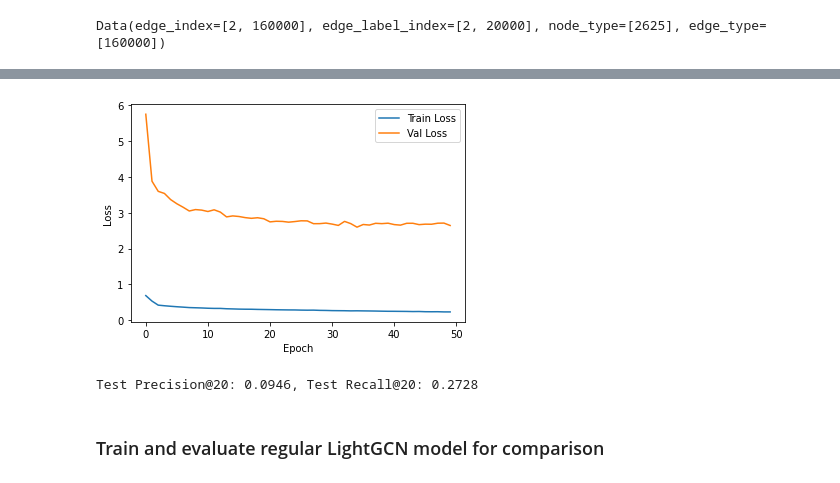
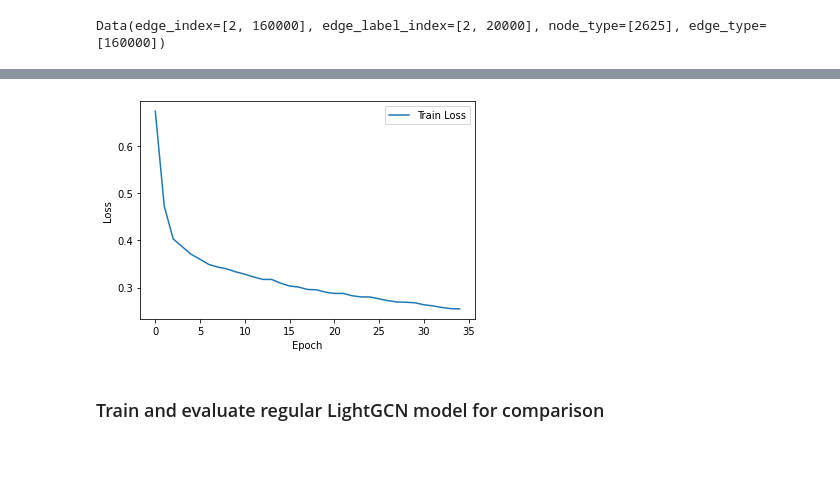
Before and after one commit to Matthijs-Vossen/ResidualLightGCN, a Jupyter notebook: ResidualLightGCN.ipynb, the cells around one changed output, grey strips where cells are left out. Cells and saved outputs as stored; diff of their text form; code cells hidden in the pictures; blank space fills up the shorter version.

```diff
--- a/ResidualLightGCN.ipynb
+++ b/ResidualLightGCN.ipynb
@@ -208,17 +208,10 @@ class ResidualLightGCN(LightGCN):
 
         return top_index
 # %%
-# Split edges into train/val/test sets
-data = train_test_split_edges(data, val_ratio=0.1, test_ratio=0.1)
-print(data)
-
-train_edge_index = data.train_pos_edge_index
-val_edge_index = data.val_pos_edge_index
-test_edge_index = data.test_pos_edge_index
-
+# Use all message passing edges as training labels:
 batch_size = 512
-mask = train_edge_index[0] < train_edge_index[1]
-train_edge_label_index = train_edge_index[:, mask]
+mask = data.edge_index[0] < data.edge_index[1]
+train_edge_label_index = data.edge_index[:, mask]
 train_loader = torch.utils.data.DataLoader(
     range(train_edge_label_index.size(1)),
     shuffle=True,
@@ -367,0 +294,11 @@ Epoch: 012, Train Loss: 0.3284, Val Precision@20: 0.0819, Val Recall@20: 0.2365,
+# %%
+losses = []
+
+n_epochs = 35
+
+for epoch in range(1, n_epochs + 1):
+    loss = train()
+    precision, recall = test(k=20)
+    print(f'Epoch: {epoch:03d}, Train Loss: {loss:.4f}, Precision@20: '
+          f'{precision:.4f}, Recall@20: {recall:.4f}')
+    losses.append(loss)
@@ -368,20 +319,13 @@ Epoch: 012, Train Loss: 0.3284, Val Precision@20: 0.0819, Val Recall@20: 0.2365,
 # %%
 import matplotlib.pyplot as plt
 
-plt.plot(train_losses, label='Train Loss')
-plt.plot(val_losses, label='Val Loss')
+plt.plot(losses, label='Train Loss')
 plt.xlabel('Epoch')
 plt.ylabel('Loss')
 plt.legend()
 plt.show()
 # %% [output]
-[figure, old version]
+[figure, new version]
-# %%
-model.load_state_dict(torch.load(best_model_path))
-test_loss, test_precision, test_recall = test(test_edge_index, k=20)
-print(f'Test Precision@20: {test_precision:.4f}, Test Recall@20: {test_recall:.4f}')
-# %% [output]
-Test Precision@20: 0.0946, Test Recall@20: 0.2728
 # %% [markdown]
 ### Train and evaluate regular LightGCN model for comparison
 # %%
```
Also changed, not shown: parts of 10 cells of this notebook.
